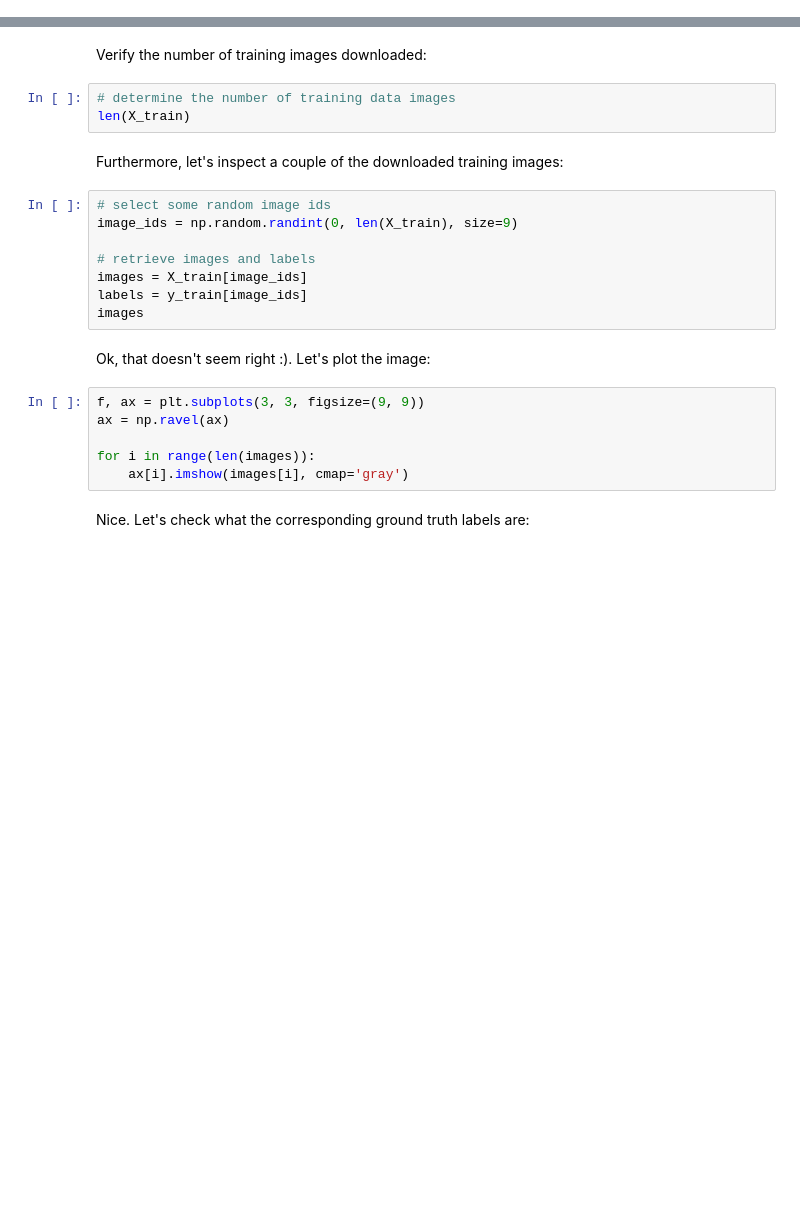
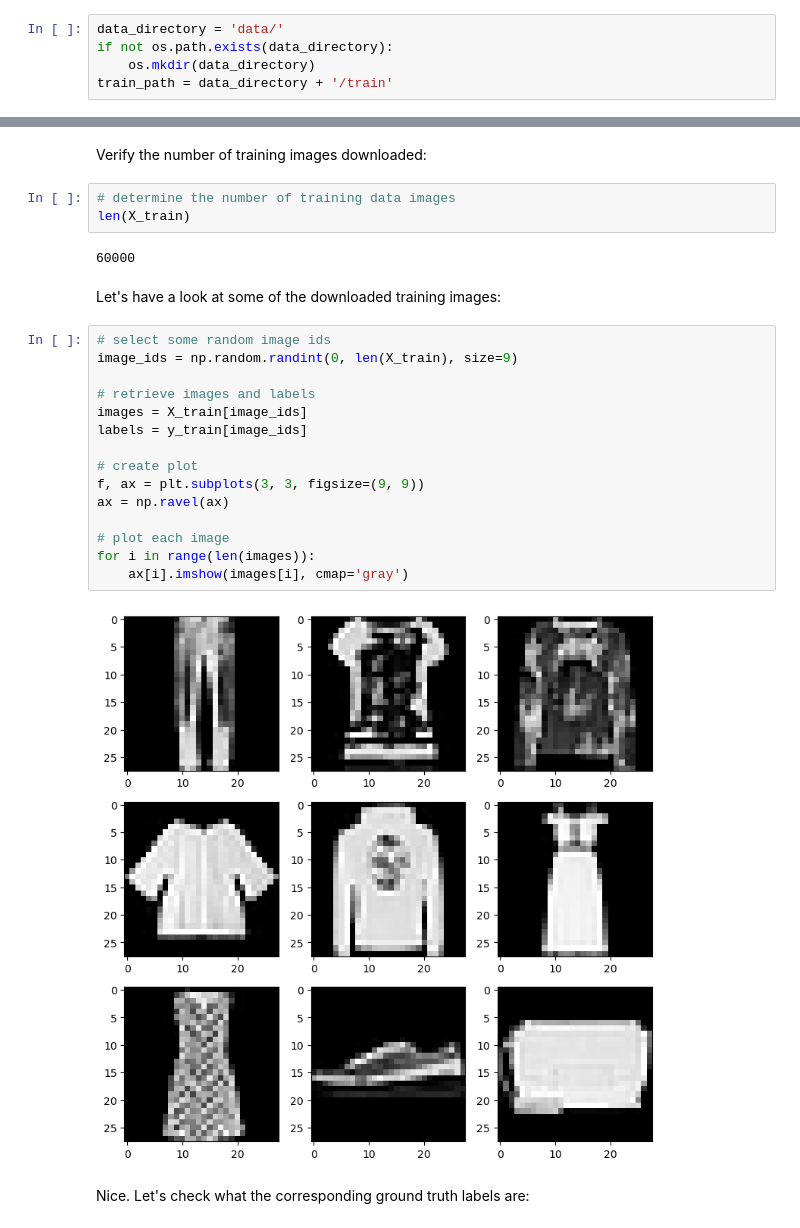
Before and after one commit to Hochschule-fuer-Technik-Stuttgart/teaching-mommert, a Jupyter notebook: supervised_learning/mlp/mlp.ipynb, the cells around one changed output, grey strips where cells are left out. Cells and saved outputs as stored; diff of their text form; blank space fills up the shorter version.

```diff
--- a/supervised_learning/mlp/mlp.ipynb
+++ b/supervised_learning/mlp/mlp.ipynb
@@ -112,3 +86,8 @@ train_path = data_directory + '/train_fmnist'
+# %%
+data_directory = 'data/'
+if not os.path.exists(data_directory):
+    os.mkdir(data_directory)
+train_path = data_directory + '/train'
 # %% [markdown]
 Now, let's download the training data accordingly:
 # %%
@@ -123,24 +102,27 @@ Verify the number of training images downloaded:
 # %%
 # determine the number of training data images
 len(X_train)
+# %% [output]
+60000
 # %% [markdown]
-Furthermore, let's inspect a couple of the downloaded training images:
+Let's have a look at some of the downloaded training images:
 # %%
 # select some random image ids
 image_ids = np.random.randint(0, len(X_train), size=9)
 
 # retrieve images and labels
 images = X_train[image_ids]
 labels = y_train[image_ids]
-images
+
+# create plot
+f, ax = plt.subplots(3, 3, figsize=(9, 9))
+ax = np.ravel(ax)
+
+# plot each image
+for i in range(len(images)):
+    ax[i].imshow(images[i], cmap='gray')
+# %% [output]
+[figure, added]
-# %% [markdown]
-Ok, that doesn't seem right :). Let's plot the image:
-# %%
-f, ax = plt.subplots(3, 3, figsize=(9, 9))
-ax = np.ravel(ax)
-
-for i in range(len(images)):
-    ax[i].imshow(images[i], cmap='gray')
 # %% [markdown]
 Nice. Let's check what the corresponding ground truth labels are:
 # %%
```
Also changed, not shown: parts of 131 cells of this notebook, 4 other files.
